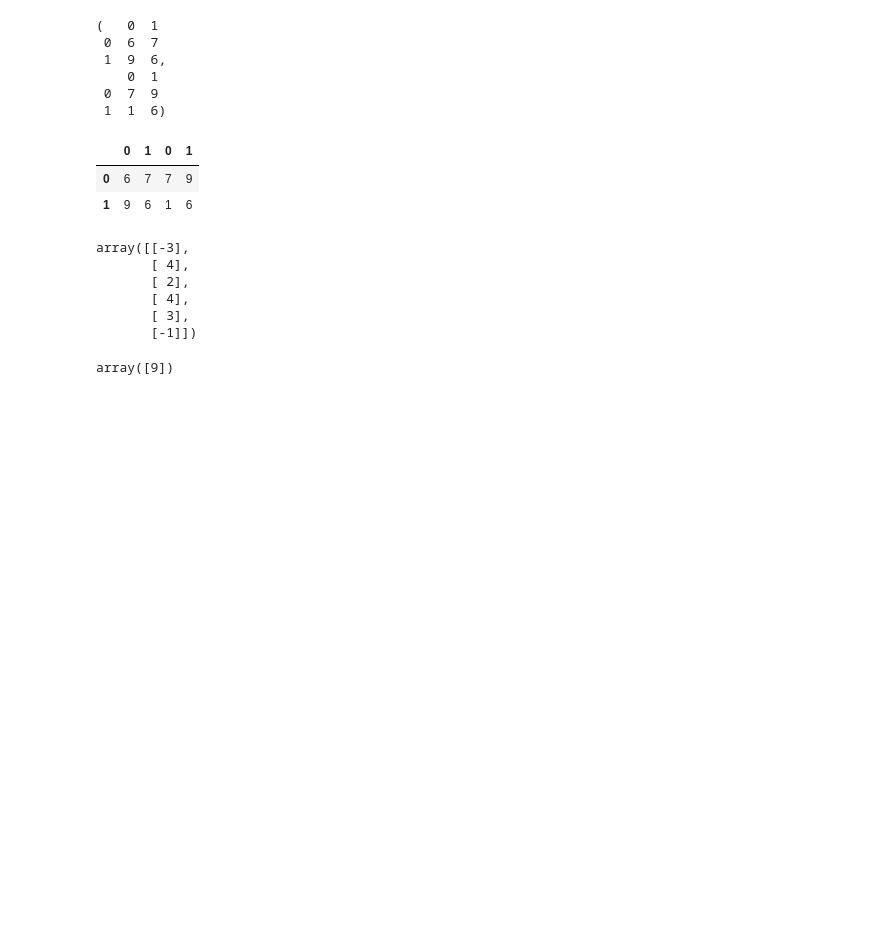
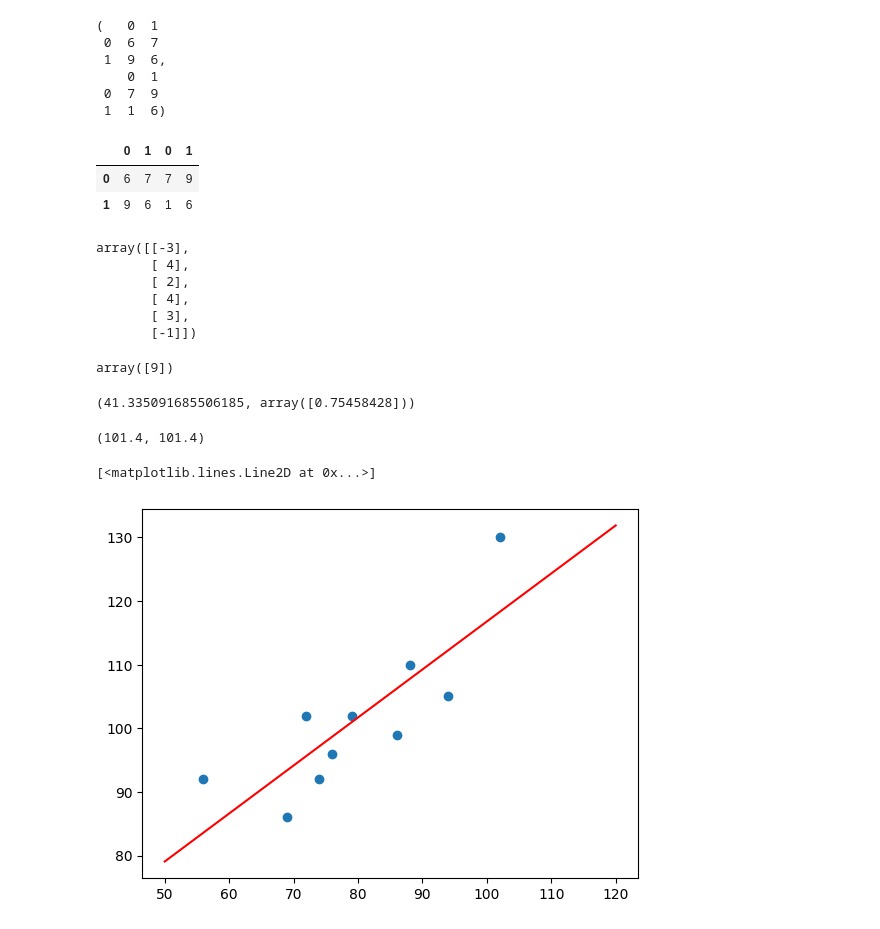
Before and after one commit to Vincent11499/mygrad, a Jupyter notebook: AI_By_Doing/3. 线性回归.ipynb, the cells around one changed output. Cells and saved outputs as stored; diff of their text form; code cells hidden in the pictures; blank space fills up the shorter version.

```diff
--- a/AI_By_Doing/3. 线性回归.ipynb
+++ b/AI_By_Doing/3. 线性回归.ipynb
@@ -286,3 +286,29 @@ array([[-3],
 sum(c)
 # %% [output]
 array([9])
+# %%
+
+
+import numpy as np
+
+x = np.array([56, 72, 69, 88, 102, 86, 76, 79, 94, 74])
+y = np.array([92, 102, 86, 110, 130, 99, 96, 102, 105, 92])
+# %%
+model = LinearRegression()
+model.fit(x.reshape(-1,1),y)
+# 得到模型拟合参数  intercept_ 截距项   coef_ 系数
+model.intercept_, model.coef_
+# %% [output]
+(41.335091685506185, array([0.75458428]))
+# %%
+y_pre = model.predict(x.reshape(-1,1))
+y.mean(),y_pre.mean()
+# %% [output]
+(101.4, 101.4)
+# %%
+x_temp = np.linspace(50, 120, 100)  # 绘制直线生成的临时点
+plt.scatter(x, y)
+plt.plot(x_temp, model.predict(x_temp.reshape(-1, 1)), "r")
+# %% [output]
+[<matplotlib.lines.Line2D at 0x...>]
+[figure, added]
```
Also changed, not shown: parts of 1 cell of this notebook, 10 other files.
